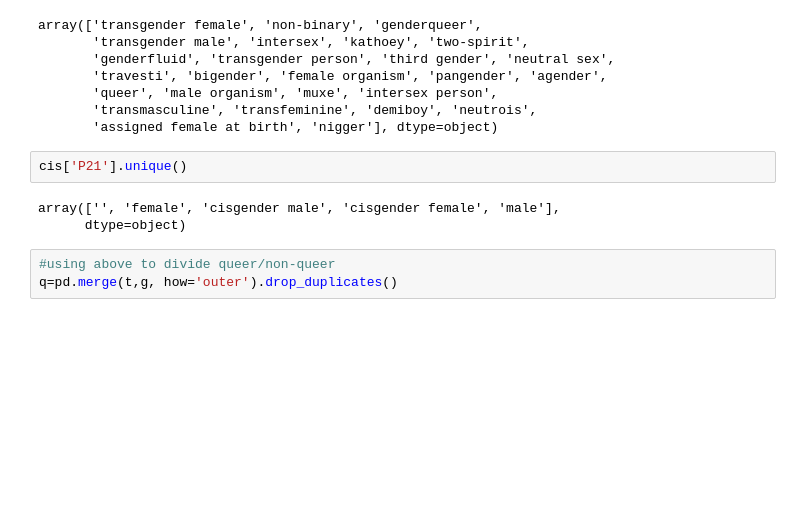
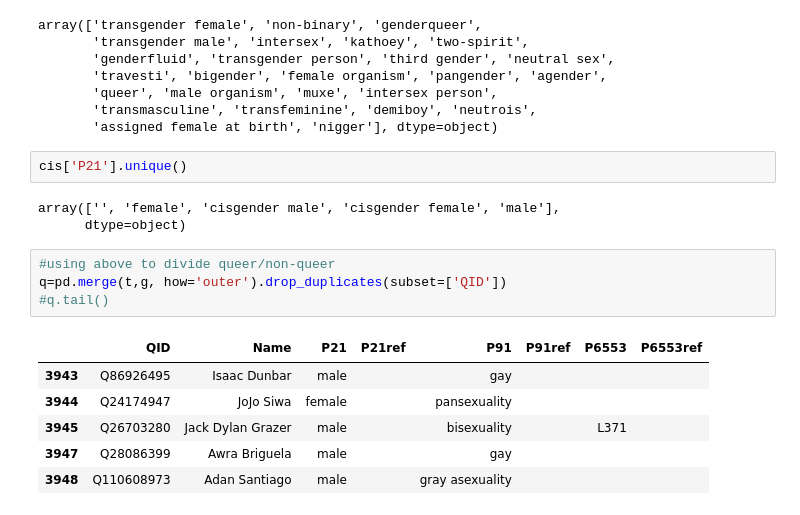
Before and after one commit to KatyWeathington/WikiQueerness, a Jupyter notebook: statAnalysis.ipynb, the cells around one changed output. Cells and saved outputs as stored; diff of their text form; blank space fills up the shorter version.

```diff
--- a/statAnalysis.ipynb
+++ b/statAnalysis.ipynb
@@ -113,4 +96,12 @@ array(['', 'female', 'cisgender male', 'cisgender female', 'male'],
       dtype=object)
 # %%
 #using above to divide queer/non-queer
-q=pd.merge(t,g, how='outer').drop_duplicates()
+q=pd.merge(t,g, how='outer').drop_duplicates(subset=['QID'])
+#q.tail()
+# %% [output]
+|  | QID | Name | P21 | P21ref | P91 | P91ref | P6553 | P6553ref |
+| 3943 | Q86926495 | Isaac Dunbar | male |  | gay |  |  |  |
+| 3944 | Q24174947 | JoJo Siwa | female |  | pansexuality |  |  |  |
+| 3945 | Q26703280 | Jack Dylan Grazer | male |  | bisexuality |  | L371 |  |
+| 3947 | Q28086399 | Awra Briguela | male |  | gay |  |  |  |
+| 3948 | Q110608973 | Adan Santiago | male |  | gray asexuality |  |  |  |
```
Also changed, not shown: parts of 22 cells of this notebook, 2 other files.
